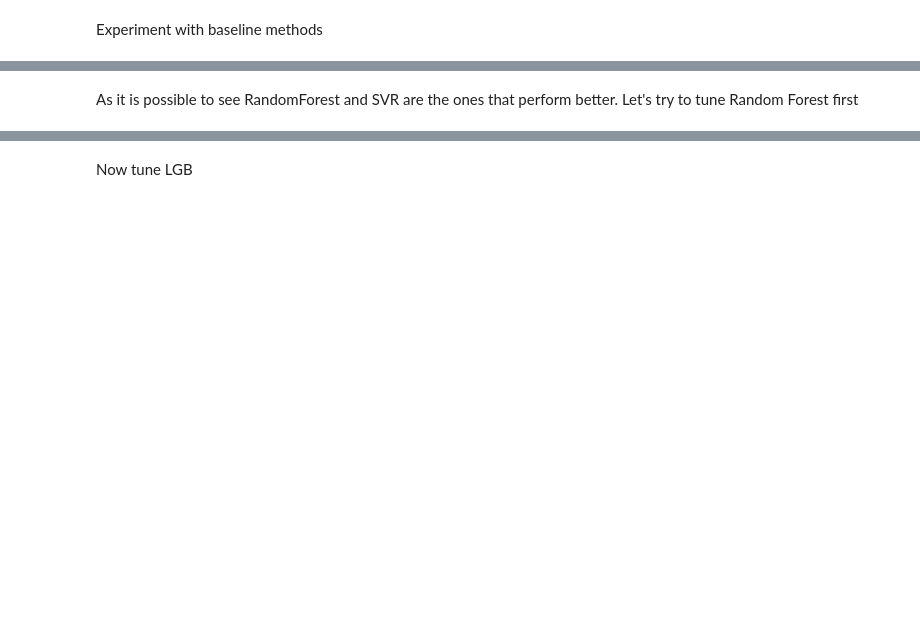
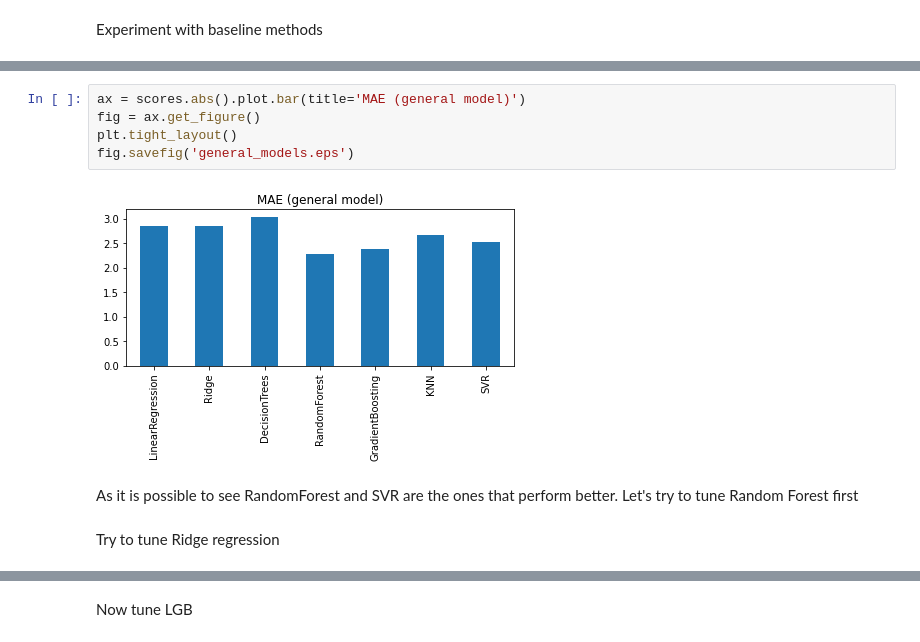
Before and after one commit to davideturco/morebikes2020, a Jupyter notebook: general.ipynb, the cells around one changed output, grey strips where cells are left out. Cells and saved outputs as stored; diff of their text form; blank space fills up the shorter version.

```diff
--- a/general.ipynb
+++ b/general.ipynb
@@ -263,2 +274,11 @@ KeyboardInterrupt:
+# %%
+ax = scores.abs().plot.bar(title='MAE (general model)')
+fig = ax.get_figure()
+plt.tight_layout()
+fig.savefig('general_models.eps')
+# %% [output]
+[figure, added]
 # %% [markdown]
 As it is possible to see RandomForest and SVR are the ones that perform better. Let's try to tune Random Forest first
+# %% [markdown]
+Try to tune Ridge regression
```
Also changed, not shown: parts of 54 cells of this notebook, 7 other files.
